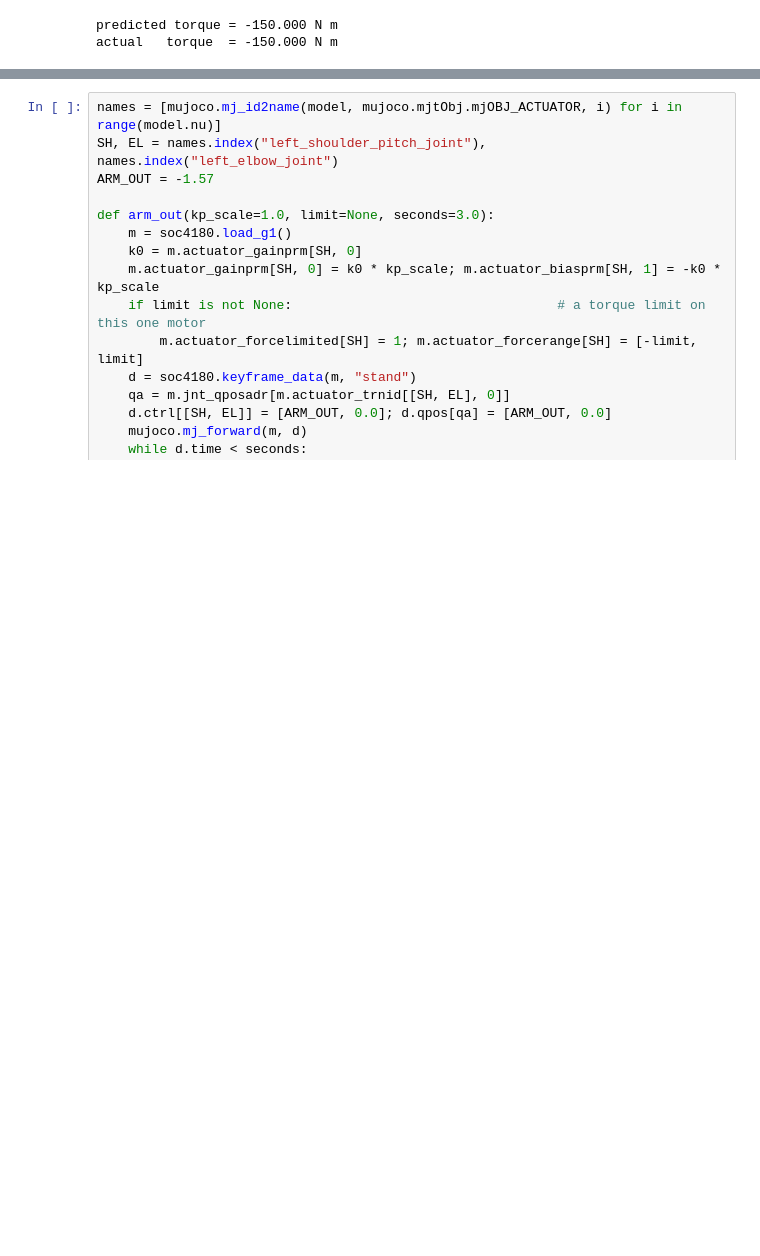
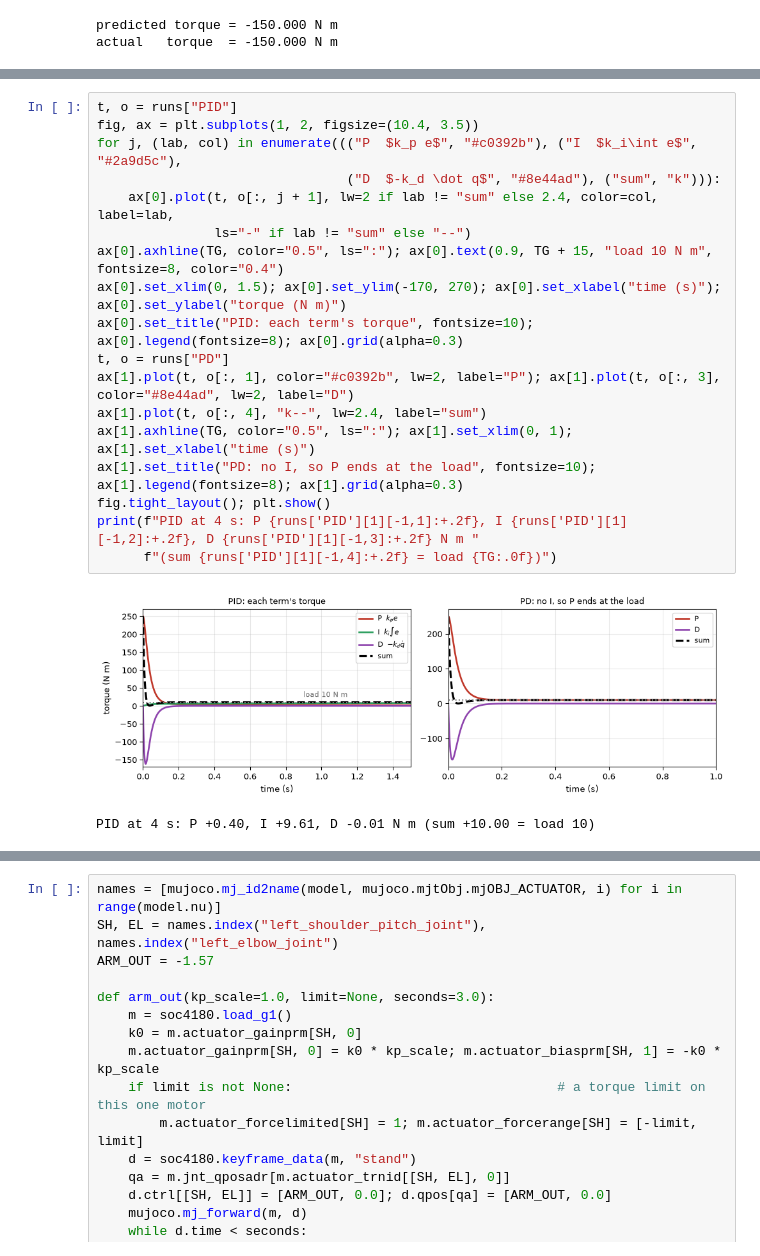
Before and after one commit to gnoejh/soc4180, a Jupyter notebook: weeks/05-actuation/lab.ipynb, the cells around one changed output, grey strips where cells are left out. Cells and saved outputs as stored; diff of their text form; blank space fills up the shorter version.

```diff
--- a/weeks/05-actuation/lab.ipynb
+++ b/weeks/05-actuation/lab.ipynb
@@ -603,0 +719,21 @@ pitch $-1.57$ rad, elbow 0). Only the shoulder’s stiffness is changed:
+# %%
+t, o = runs["PID"]
+fig, ax = plt.subplots(1, 2, figsize=(10.4, 3.5))
+for j, (lab, col) in enumerate((("P  $k_p e$", "#c0392b"), ("I  $k_i\int e$", "#2a9d5c"),
+                                ("D  $-k_d \dot q$", "#8e44ad"), ("sum", "k"))):
+    ax[0].plot(t, o[:, j + 1], lw=2 if lab != "sum" else 2.4, color=col, label=lab,
+               ls="-" if lab != "sum" else "--")
+ax[0].axhline(TG, color="0.5", ls=":"); ax[0].text(0.9, TG + 15, "load 10 N m", fontsize=8, color="0.4")
+ax[0].set_xlim(0, 1.5); ax[0].set_ylim(-170, 270); ax[0].set_xlabel("time (s)"); ax[0].set_ylabel("torque (N m)")
+ax[0].set_title("PID: each term's torque", fontsize=10); ax[0].legend(fontsize=8); ax[0].grid(alpha=0.3)
+t, o = runs["PD"]
+ax[1].plot(t, o[:, 1], color="#c0392b", lw=2, label="P"); ax[1].plot(t, o[:, 3], color="#8e44ad", lw=2, label="D")
+ax[1].plot(t, o[:, 4], "k--", lw=2.4, label="sum")
+ax[1].axhline(TG, color="0.5", ls=":"); ax[1].set_xlim(0, 1); ax[1].set_xlabel("time (s)")
+ax[1].set_title("PD: no I, so P ends at the load", fontsize=10); ax[1].legend(fontsize=8); ax[1].grid(alpha=0.3)
+fig.tight_layout(); plt.show()
+print(f"PID at 4 s: P {runs['PID'][1][-1,1]:+.2f}, I {runs['PID'][1][-1,2]:+.2f}, D {runs['PID'][1][-1,3]:+.2f} N m "
+      f"(sum {runs['PID'][1][-1,4]:+.2f} = load {TG:.0f})")
+# %% [output]
+[figure, added]
+PID at 4 s: P +0.40, I +9.61, D -0.01 N m (sum +10.00 = load 10)
```
Also changed, not shown: parts of 4 cells of this notebook, 2 other files.
